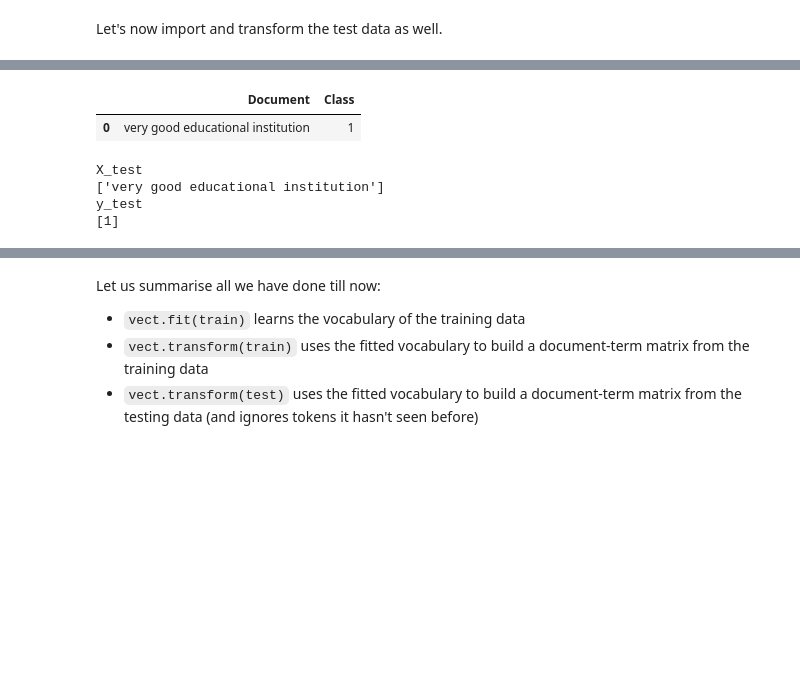
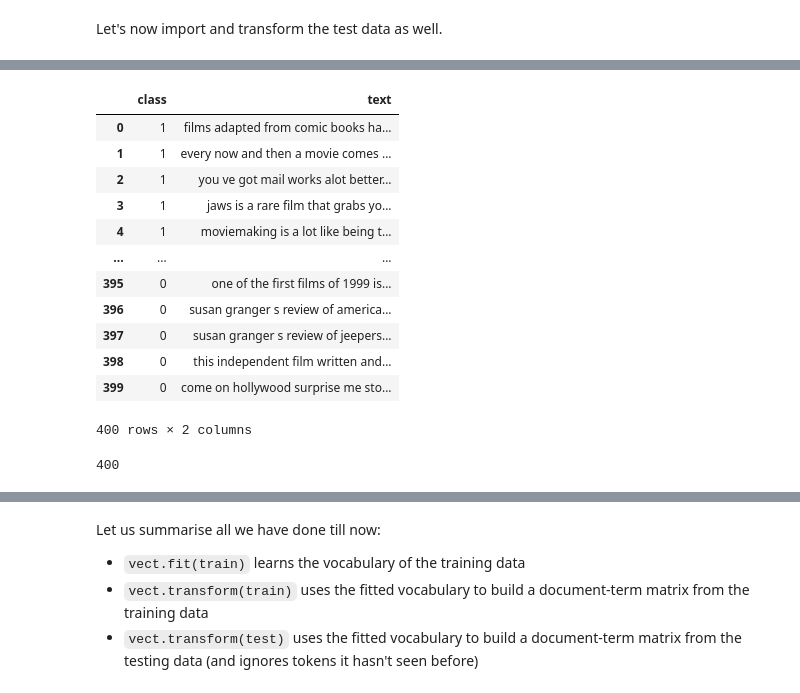
Before and after one commit to udaykirankavaturu/Naive-Bayes, a Jupyter notebook: Naive Bayes for text classification/notebooks_Naive_Bayes_Multinomial_Bernoulli_+Demo (1).ipynb, the cells around one changed output, grey strips where cells are left out. Cells and saved outputs as stored; diff of their text form; code cells hidden in the pictures; blank space fills up the shorter version.

```diff
--- a/Naive Bayes for text classification/notebooks_Naive_Bayes_Multinomial_Bernoulli_+Demo (1).ipynb
+++ b/Naive Bayes for text classification/notebooks_Naive_Bayes_Multinomial_Bernoulli_+Demo (1).ipynb
@@ -222,6 +239,6 @@ token (e.g. word) occurring in the corpus.
 Let's now import and transform the test data as well.
 # %%
 # test data
-test_docs = pd.read_csv('example_test.csv')
+test_docs = pd.read_csv('movie_review_test.csv')
 test_docs
 # %% [output]
@@ -230,27 +258,37 @@ test_docs
 # %%
 # convert label to a numerical variable
-test_docs['Class'] = test_docs.Class.map({'cinema':0, 'education':1})
+test_docs['class'] = test_docs['class'].map({'Neg':0, 'Pos':1})
 test_docs
 # %% [output]
-|  | Document | Class |
-| 0 | very good educational institution | 1 |
+|  | class | text |
+| 0 | 1 | films adapted from comic books ha... |
+| 1 | 1 | every now and then a movie comes ... |
+| 2 | 1 | you ve got mail works alot better... |
+| 3 | 1 | jaws is a rare film that grabs yo... |
+| 4 | 1 | moviemaking is a lot like being t... |
+| ... | ... | ... |
+| 395 | 0 | one of the first films of 1999 is... |
+| 396 | 0 | susan granger s review of america... |
+| 397 | 0 | susan granger s review of jeepers... |
+| 398 | 0 | this independent film written and... |
+| 399 | 0 | come on hollywood surprise me sto... |
+400 rows × 2 columns
 # %%
 # convert to numpy array
 test_numpy_array = test_docs.values
 
 # split into X and y
-X_test = test_numpy_array[:,0]
-y_test = test_numpy_array[:,1]
+X_test = test_numpy_array[:,1]
+y_test = test_numpy_array[:,0]
+y_test = y_test.astype('int')
 
-print("X_test")
-print(X_test)
-print("y_test")
-print(y_test)
+# print("X_test")
+# print(X_test)
+# print("y_test")
+# print(y_test)
+print(len(y_test))
 # %% [output]
-X_test
-['very good educational institution']
-y_test
-[1]
+400
 # %%
 # transform the test data
 # note that you *never* fit on test data, only on training data
```
Also changed, not shown: parts of 26 cells of this notebook, 4 other files.
